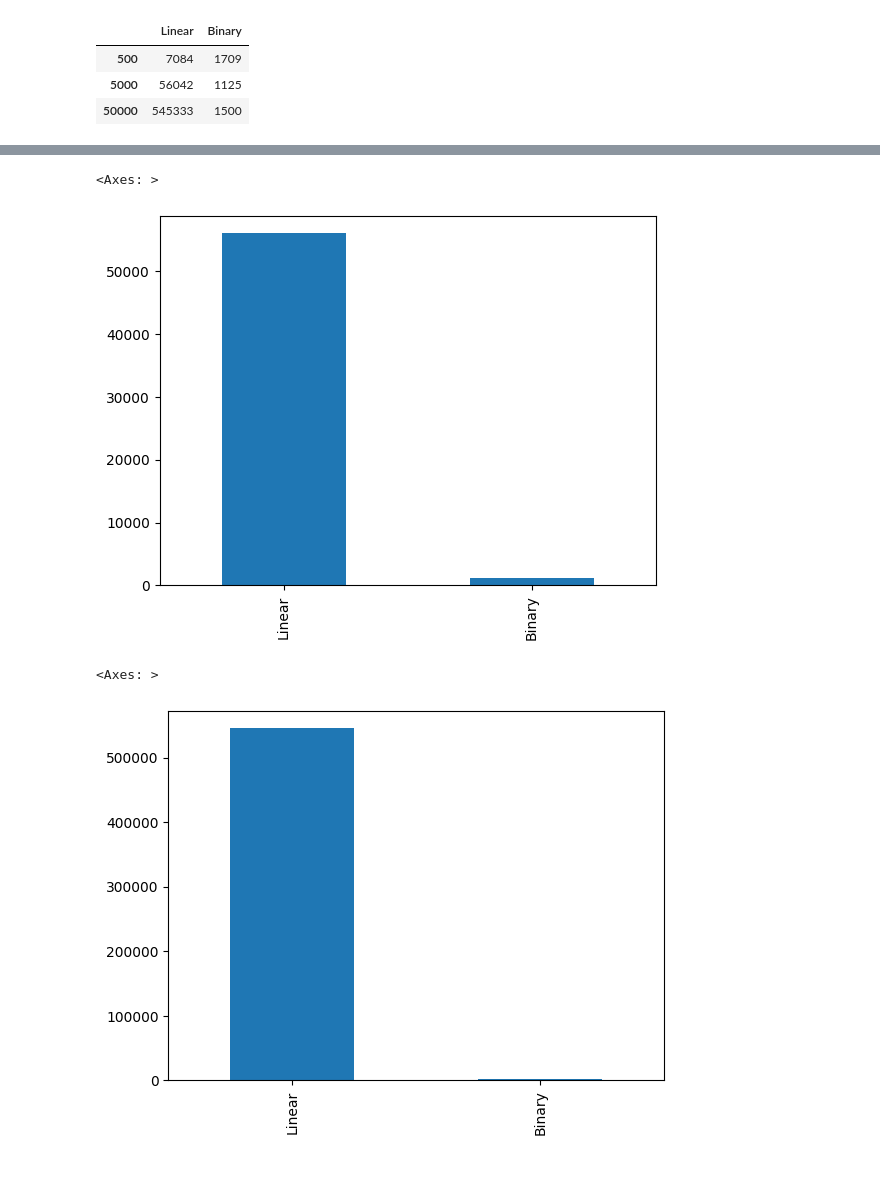
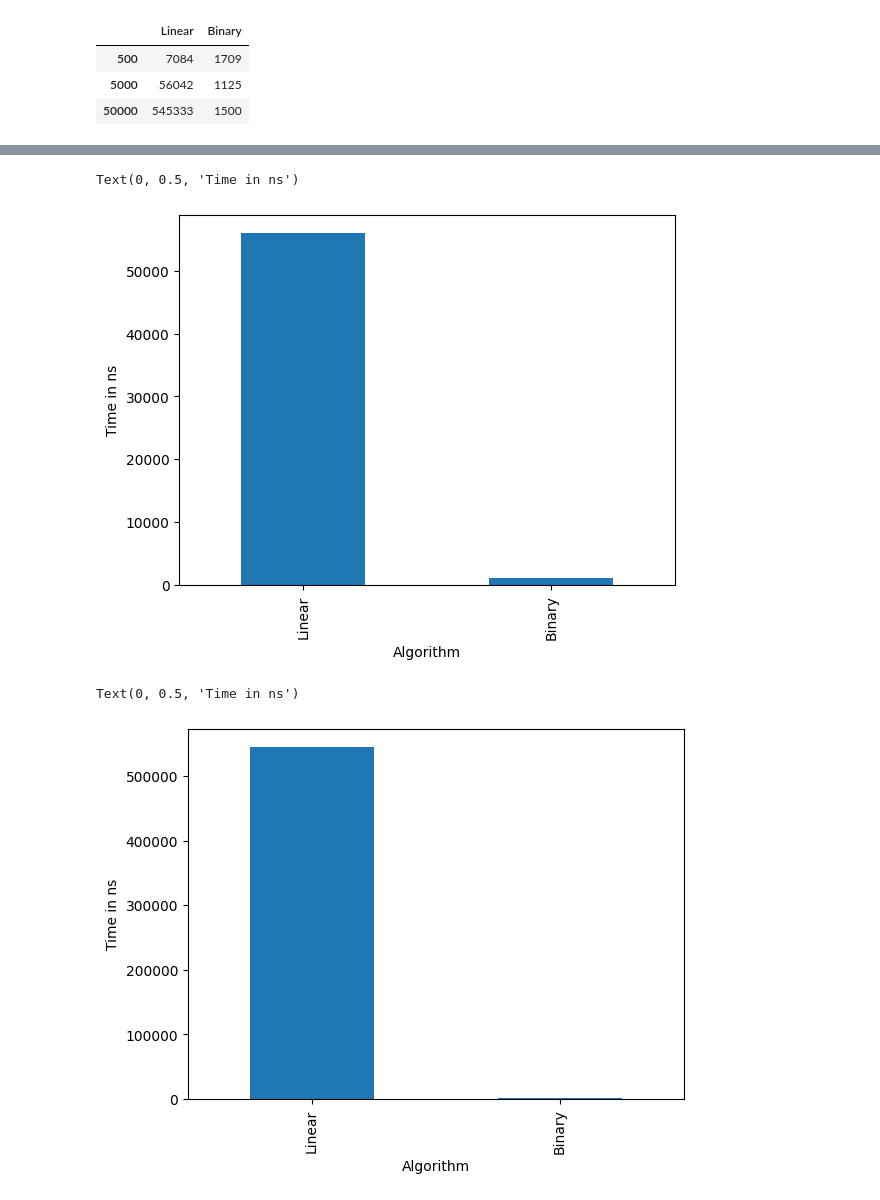
Before and after one commit to rayysidd/DAA, a Jupyter notebook: Exp2/searching.ipynb, the cells around one changed output, grey strips where cells are left out. Saved outputs shown, nothing was run; the diff lists cells and outputs as text; code cells hidden in the pictures; blank space fills up the shorter version.

```diff
--- a/Exp2/searching.ipynb
+++ b/Exp2/searching.ipynb
@@ -26,10 +28,14 @@ df.iloc[0].plot(kind='bar')
 # %%
 df.iloc[1].plot(kind='bar')
+plt.xlabel('Algorithm')
+plt.ylabel('Time in ns')
 # %% [output]
-<Axes: >
+Text(0, 0.5, 'Time in ns')
-[figure, old version]
+[figure, new version]
 # %%
 df.iloc[2].plot(kind='bar')
+plt.xlabel('Algorithm')
+plt.ylabel('Time in ns')
 # %% [output]
-<Axes: >
+Text(0, 0.5, 'Time in ns')
-[figure, old version]
+[figure, new version]
```
Also changed, not shown: parts of 1 cell of this notebook, 3 other files.
